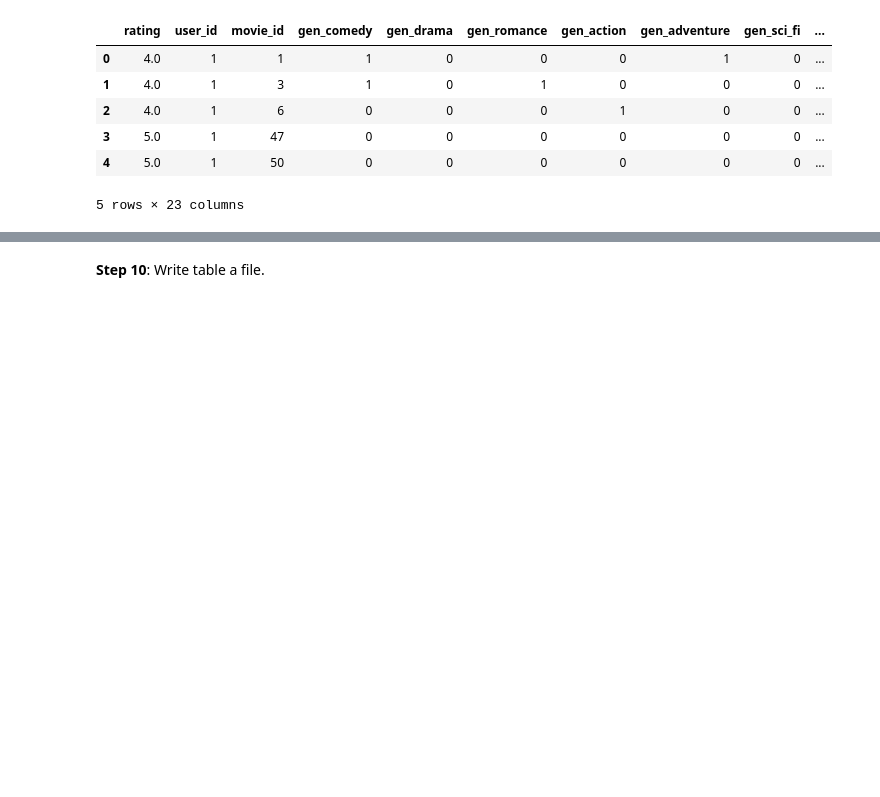
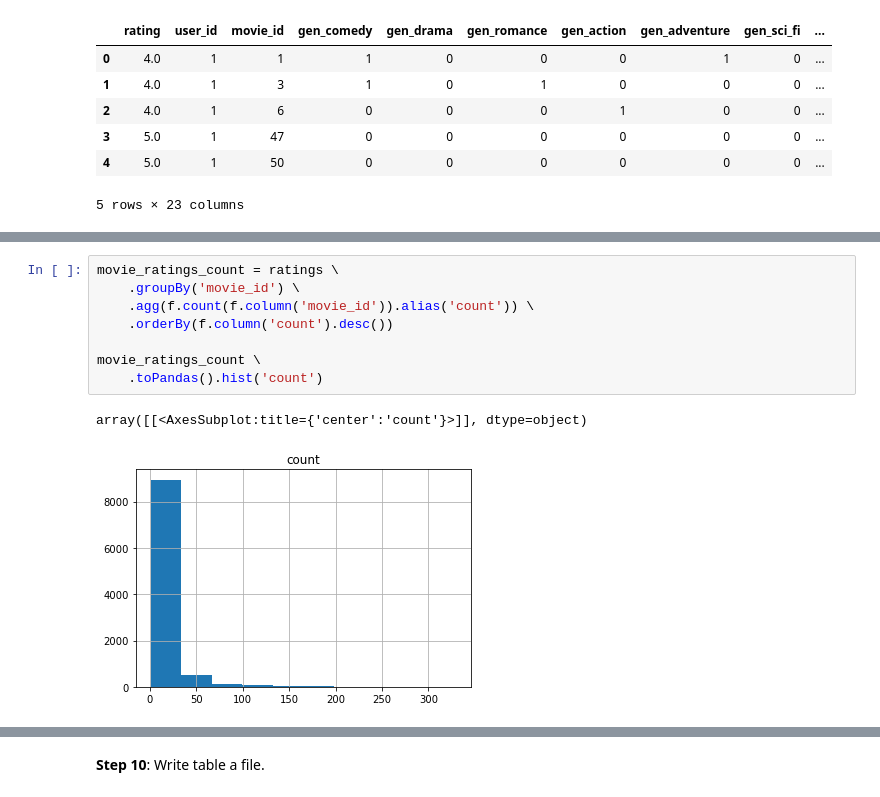
Before and after one commit to adrianmarino/recomendation-system-aproches, a Jupyter notebook: user-movie-genres-model/1.input-data-building.ipynb, the cells around one changed output, grey strips where cells are left out. Drawn from its saved outputs; the diff is of its cells as text; blank space fills up the shorter version.

```diff
--- a/user-movie-genres-model/1.input-data-building.ipynb
+++ b/user-movie-genres-model/1.input-data-building.ipynb
@@ -227,0 +251,11 @@ ratings.limit(5).toPandas()
+# %%
+movie_ratings_count = ratings \
+    .groupBy('movie_id') \
+    .agg(f.count(f.column('movie_id')).alias('count')) \
+    .orderBy(f.column('count').desc())
+
+movie_ratings_count \
+    .toPandas().hist('count')
+# %% [output]
+array([[<AxesSubplot:title={'center':'count'}>]], dtype=object)
+[figure, added]
```
Also changed, not shown: parts of 13 cells of this notebook, 3 other files.
